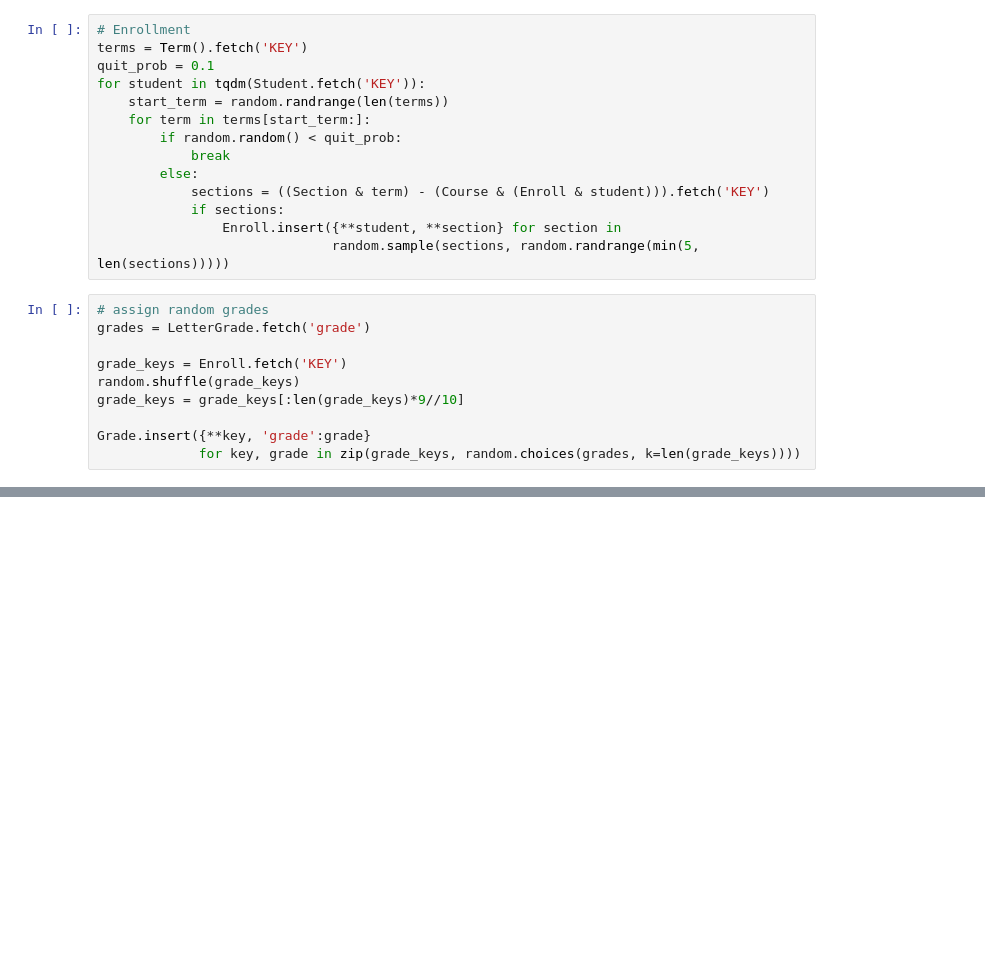
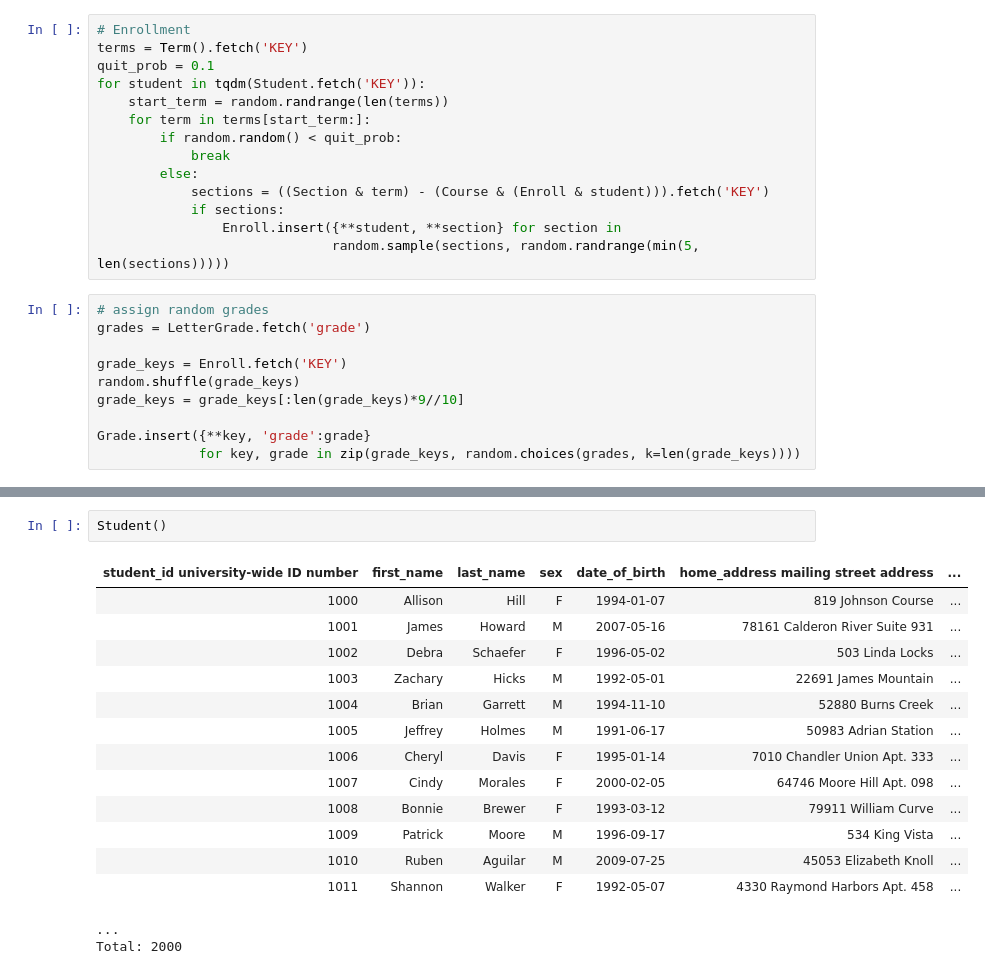
Before and after one commit to dimitri-yatsenko/datajoint-book, a Jupyter notebook: book/35-example-designs/015-university-database.ipynb, the cells around one changed output, grey strips where cells are left out. Drawn from its saved outputs; the diff is of its cells as text; blank space fills up the shorter version.

```diff
--- a/book/35-example-designs/015-university-database.ipynb
+++ b/book/35-example-designs/015-university-database.ipynb
@@ -214,0 +246,18 @@ Total: 2716
+# %%
+Student()
+# %% [output]
+| student_id university-wide ID number | first_name | last_name | sex | date_of_birth | home_address mailing street address | ... |
+| 1000 | Allison | Hill | F | 1994-01-07 | 819 Johnson Course | ... |
+| 1001 | James | Howard | M | 2007-05-16 | 78161 Calderon River Suite 931 | ... |
+| 1002 | Debra | Schaefer | F | 1996-05-02 | 503 Linda Locks | ... |
+| 1003 | Zachary | Hicks | M | 1992-05-01 | 22691 James Mountain | ... |
+| 1004 | Brian | Garrett | M | 1994-11-10 | 52880 Burns Creek | ... |
+| 1005 | Jeffrey | Holmes | M | 1991-06-17 | 50983 Adrian Station | ... |
+| 1006 | Cheryl | Davis | F | 1995-01-14 | 7010 Chandler Union Apt. 333 | ... |
+| 1007 | Cindy | Morales | F | 2000-02-05 | 64746 Moore Hill Apt. 098 | ... |
+| 1008 | Bonnie | Brewer | F | 1993-03-12 | 79911 William Curve | ... |
+| 1009 | Patrick | Moore | M | 1996-09-17 | 534 King Vista | ... |
+| 1010 | Ruben | Aguilar | M | 2009-07-25 | 45053 Elizabeth Knoll | ... |
+| 1011 | Shannon | Walker | F | 1992-05-07 | 4330 Raymond Harbors Apt. 458 | ... |
+...
+Total: 2000
```
Also changed, not shown: parts of 10 cells of this notebook, 14 other files.
